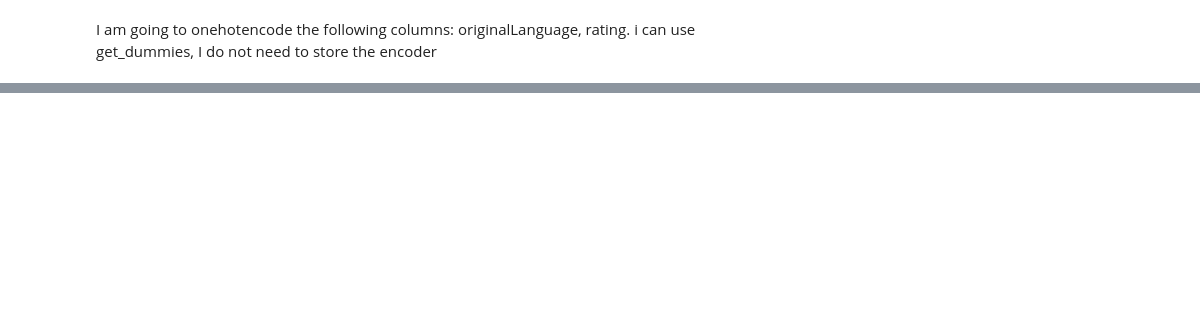
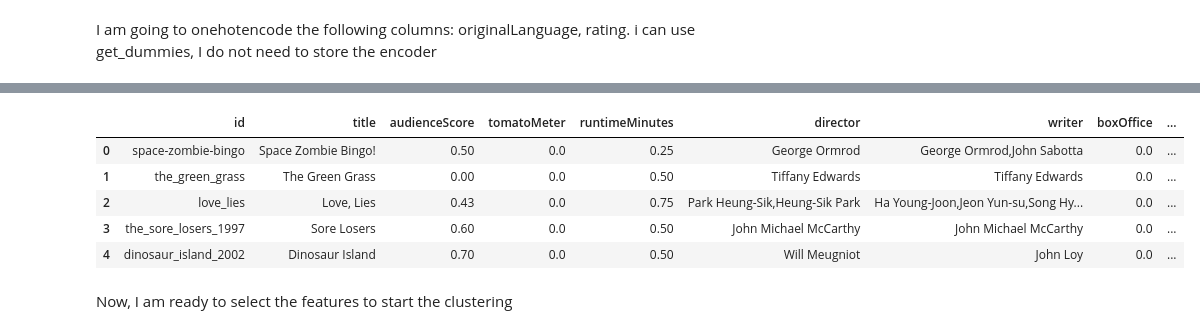
Before and after one commit to vadragna/rotten_tomatos_analysis, a Jupyter notebook: Analysis.ipynb, the cells around one changed output, grey strips where cells are left out. Saved outputs shown, nothing was run; the diff lists cells and outputs as text; code cells hidden in the pictures; blank space fills up the shorter version.

```diff
--- a/Analysis.ipynb
+++ b/Analysis.ipynb
@@ -936,0 +985,27 @@ films.head(50)
+# %%
+def simplify_and_encode_year(x):
+    if x < 1800:
+        return 0
+    elif 1800 <= x < 1900:
+        return 0.1
+    elif 1900 <= x < 1925:
+        return 0.2
+    elif 1925 <= x < 1950:
+        return 0.3
+    elif 1950 <= x < 1965:
+        return 0.4
+    elif 1965 <= x < 1980:
+        return 0.5
+    elif 1980 <= x < 1990:
+        return 0.6
+    elif 1990 <= x < 2000:
+        return 0.7
+    elif 2000 <= x < 2008:
+        return 0.8
+    elif 2008 <= x < 2016:
+        return 0.9
+    else:
+        return 1
+# %%
+films['ReleaseYearTheaters'] = films['ReleaseYearTheaters'].apply(simplify_and_encode_year)
+films['ReleaseYearStreaming'] = films['ReleaseYearStreaming'].apply(simplify_and_encode_year)
@@ -936,0 +1038,11 @@ films.head(50)
+# %%
+films.head()
+# %% [output]
+|  | id | title | audienceScore | tomatoMeter | runtimeMinutes | director | writer | boxOffice | ... |
+| 0 | space-zombie-bingo | Space Zombie Bingo! | 0.50 | 0.0 | 0.25 | George Ormrod | George Ormrod,John Sabotta | 0.0 | ... |
+| 1 | the_green_grass | The Green Grass | 0.00 | 0.0 | 0.50 | Tiffany Edwards | Tiffany Edwards | 0.0 | ... |
+| 2 | love_lies | Love, Lies | 0.43 | 0.0 | 0.75 | Park Heung-Sik,Heung-Sik Park | Ha Young-Joon,Jeon Yun-su,Song Hy... | 0.0 | ... |
+| 3 | the_sore_losers_1997 | Sore Losers | 0.60 | 0.0 | 0.50 | John Michael McCarthy | John Michael McCarthy | 0.0 | ... |
+| 4 | dinosaur_island_2002 | Dinosaur Island | 0.70 | 0.0 | 0.50 | Will Meugniot | John Loy | 0.0 | ... |
+# %% [markdown]
+Now, I am ready to select the features to start the clustering
```
Also changed, not shown: parts of 16 cells of this notebook, 2 other files.
